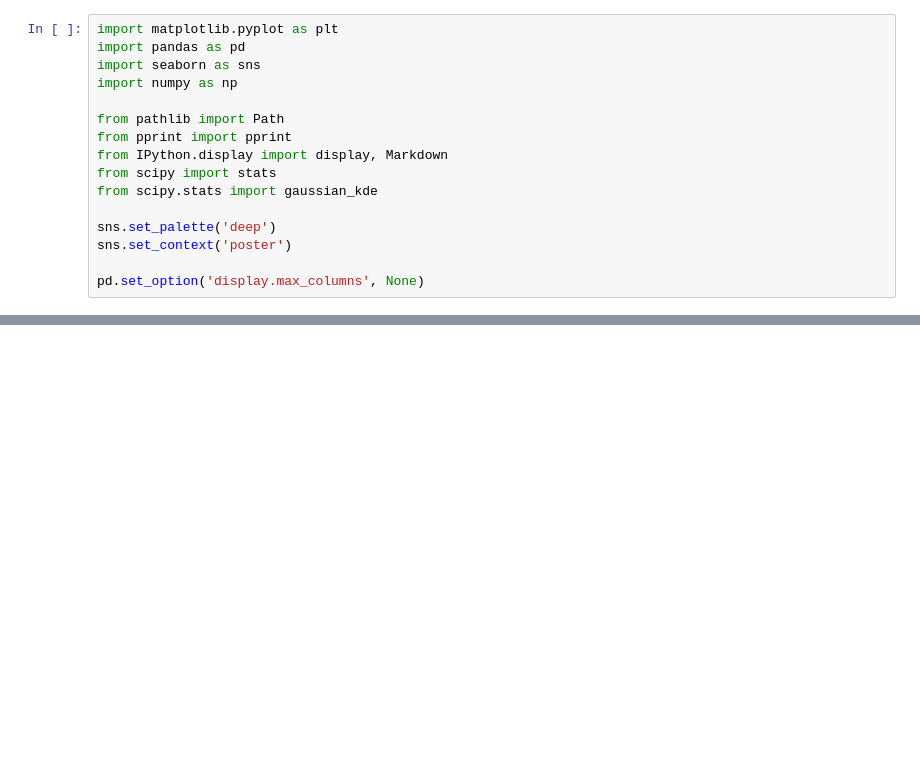
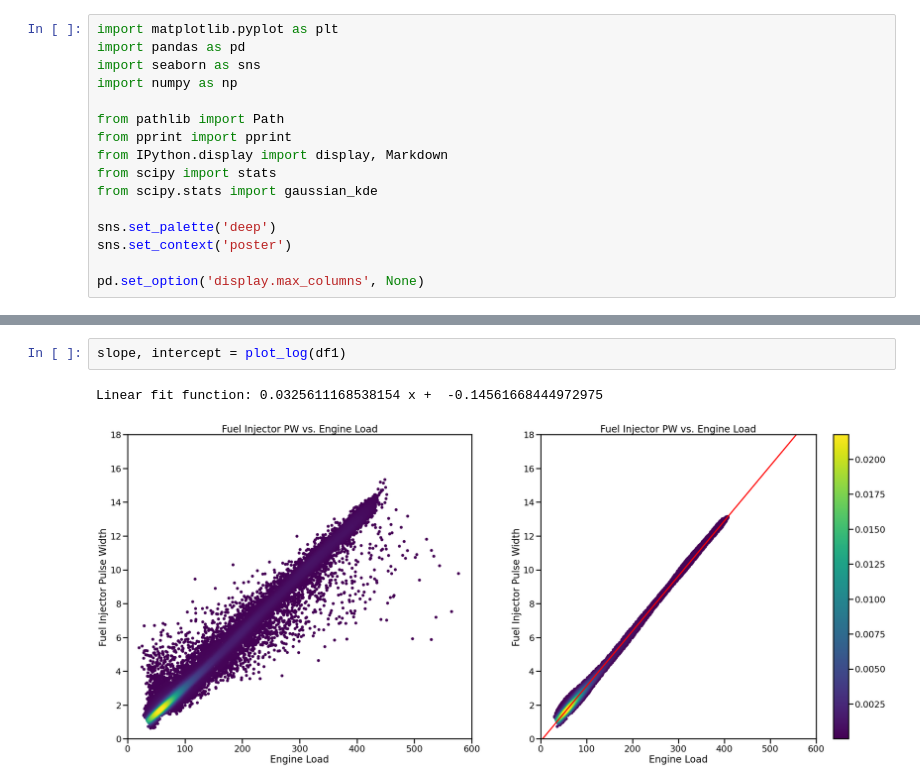
Before and after one commit to Mael-Le-Garrec/E46, a Jupyter notebook: Plot_Log_Data.ipynb, the cells around one changed output, grey strips where cells are left out. Drawn from its saved outputs; the diff is of its cells as text; blank space fills up the shorter version.

```diff
--- a/Plot_Log_Data.ipynb
+++ b/Plot_Log_Data.ipynb
@@ -74,3 +95,8 @@ Linear fit function: 0.030803727864418647 +  -0.007385360127617702
+# %%
+slope, intercept = plot_log(df1)
+# %% [output]
+Linear fit function: 0.0325611168538154 x +  -0.14561668444972975
+[figure, added]
 # %%
 fig, ax = plt.subplots(figsize=(22,10))
 
```
Also changed, not shown: parts of 8 cells of this notebook, 3 other files.
